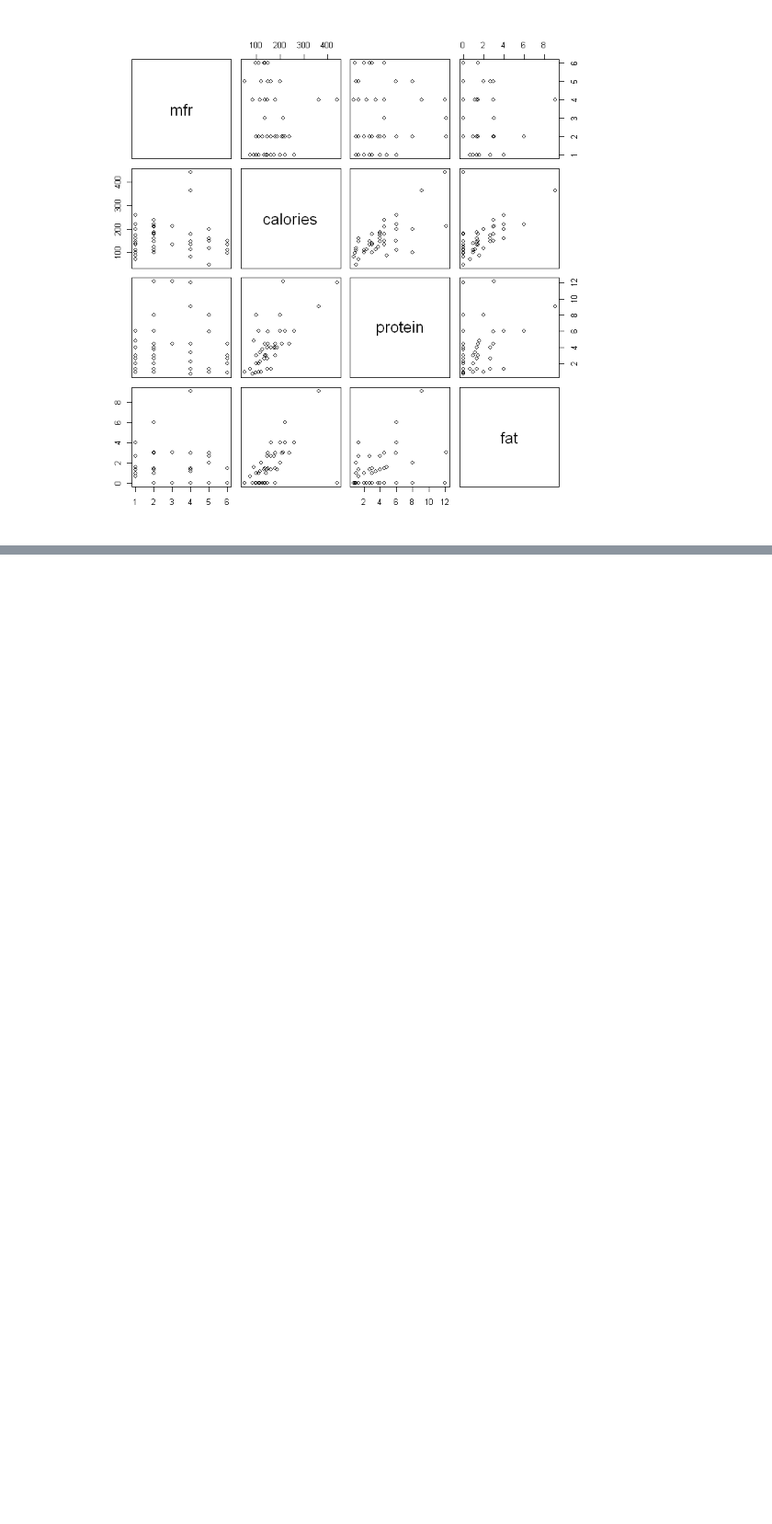
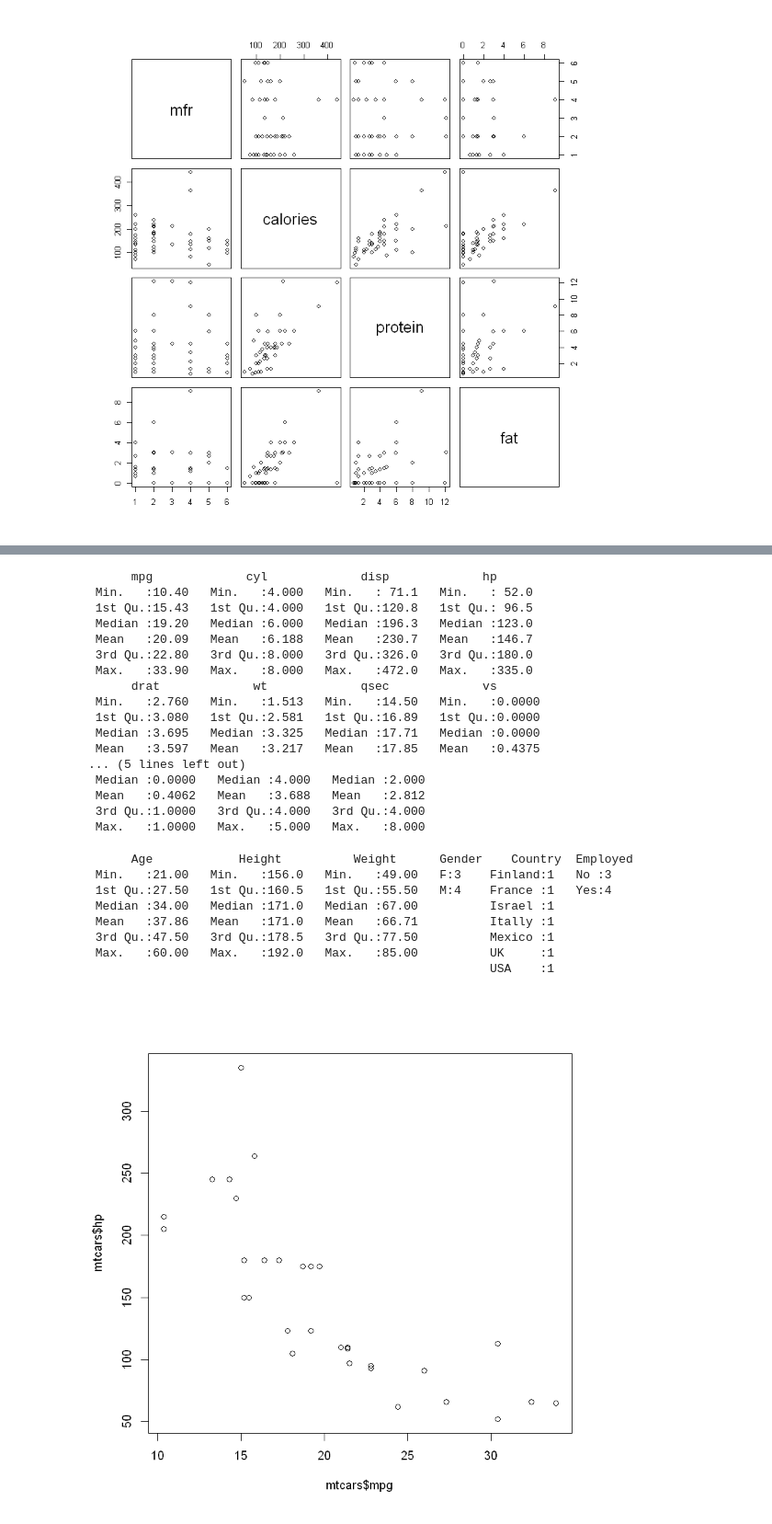
Before and after one commit to mlaai/Deep-Learning, a Jupyter notebook: Code/Projects/Data/RQuickReference.ipynb, the cells around one changed output, grey strips where cells are left out. Shown: that part at 92% size. Saved outputs shown, nothing was run; the diff lists cells and outputs as text; code cells hidden in the pictures; blank space fills up the shorter version.

```diff
--- a/Code/Projects/Data/RQuickReference.ipynb
+++ b/Code/Projects/Data/RQuickReference.ipynb
@@ -386,3 +391,14 @@ UScereal[1:4,1:6]
 plot(UScereal[,1:4])
 # %% [output]
 [figure]
+# %%
+df <- data.frame(Age = c(25, 30, 52, 60, 34, 43, 21),
+                 Height = c(171, 156, 157, 184, 164, 192, 173),
+                 Weight = c(67, 51, 49, 75, 60, 85, 80),
+                 Gender = factor(c("M", "F", "F", "M", "F", "M", "M")),
+                 Country = c("France", "Finland", "USA", "UK", "Itally", "Israel", "Mexico"),
+                 row.names = c("Alex", "Martha", "Kate", "Sean", "Francesca", "Nico", "Juan"))
+print(df)
+class(df)
+str(df)
+dim(df)
@@ -388,0 +422,9 @@ plot(UScereal[,1:4])
+# %%
+Employed = c("No", "Yes", "No", "Yes", "No", "Yes", "Yes")
+# %%
+df2 <- data.frame(Employed = Employed,
+                  row.names = c("Alex", "Martha", "Kate", "Sean", "Francesca",
+                                "Nico", "Juan"))
+# %%
+newdf <- data.frame(df, df2)
+newdf
@@ -388,0 +461,7 @@ plot(UScereal[,1:4])
+# %%
+head(mtcars)
+head(mtcars, n = 10)
+summary(mtcars)
+summary(newdf)
+plot(x = mtcars$mpg, y = mtcars$hp)
+# %% [output]
@@ -388,0 +486,26 @@ plot(UScereal[,1:4])
+      mpg             cyl             disp             hp
+ Min.   :10.40   Min.   :4.000   Min.   : 71.1   Min.   : 52.0
+ 1st Qu.:15.43   1st Qu.:4.000   1st Qu.:120.8   1st Qu.: 96.5
+ Median :19.20   Median :6.000   Median :196.3   Median :123.0
+ Mean   :20.09   Mean   :6.188   Mean   :230.7   Mean   :146.7
+ 3rd Qu.:22.80   3rd Qu.:8.000   3rd Qu.:326.0   3rd Qu.:180.0
+ Max.   :33.90   Max.   :8.000   Max.   :472.0   Max.   :335.0
+      drat             wt             qsec             vs
+ Min.   :2.760   Min.   :1.513   Min.   :14.50   Min.   :0.0000
+ 1st Qu.:3.080   1st Qu.:2.581   1st Qu.:16.89   1st Qu.:0.0000
+ Median :3.695   Median :3.325   Median :17.71   Median :0.0000
+ Mean   :3.597   Mean   :3.217   Mean   :17.85   Mean   :0.4375
+... (5 lines left out)
+ Median :0.0000   Median :4.000   Median :2.000
+ Mean   :0.4062   Mean   :3.688   Mean   :2.812
+ 3rd Qu.:1.0000   3rd Qu.:4.000   3rd Qu.:4.000
+ Max.   :1.0000   Max.   :5.000   Max.   :8.000
+      Age            Height          Weight      Gender    Country  Employed
+ Min.   :21.00   Min.   :156.0   Min.   :49.00   F:3    Finland:1   No :3
+ 1st Qu.:27.50   1st Qu.:160.5   1st Qu.:55.50   M:4    France :1   Yes:4
+ Median :34.00   Median :171.0   Median :67.00          Israel :1
+ Mean   :37.86   Mean   :171.0   Mean   :66.71          Itally :1
+ 3rd Qu.:47.50   3rd Qu.:178.5   3rd Qu.:77.50          Mexico :1
+ Max.   :60.00   Max.   :192.0   Max.   :85.00          UK     :1
+                                                        USA    :1
+[figure, added]
```
Also changed, not shown: parts of 17 cells of this notebook.
